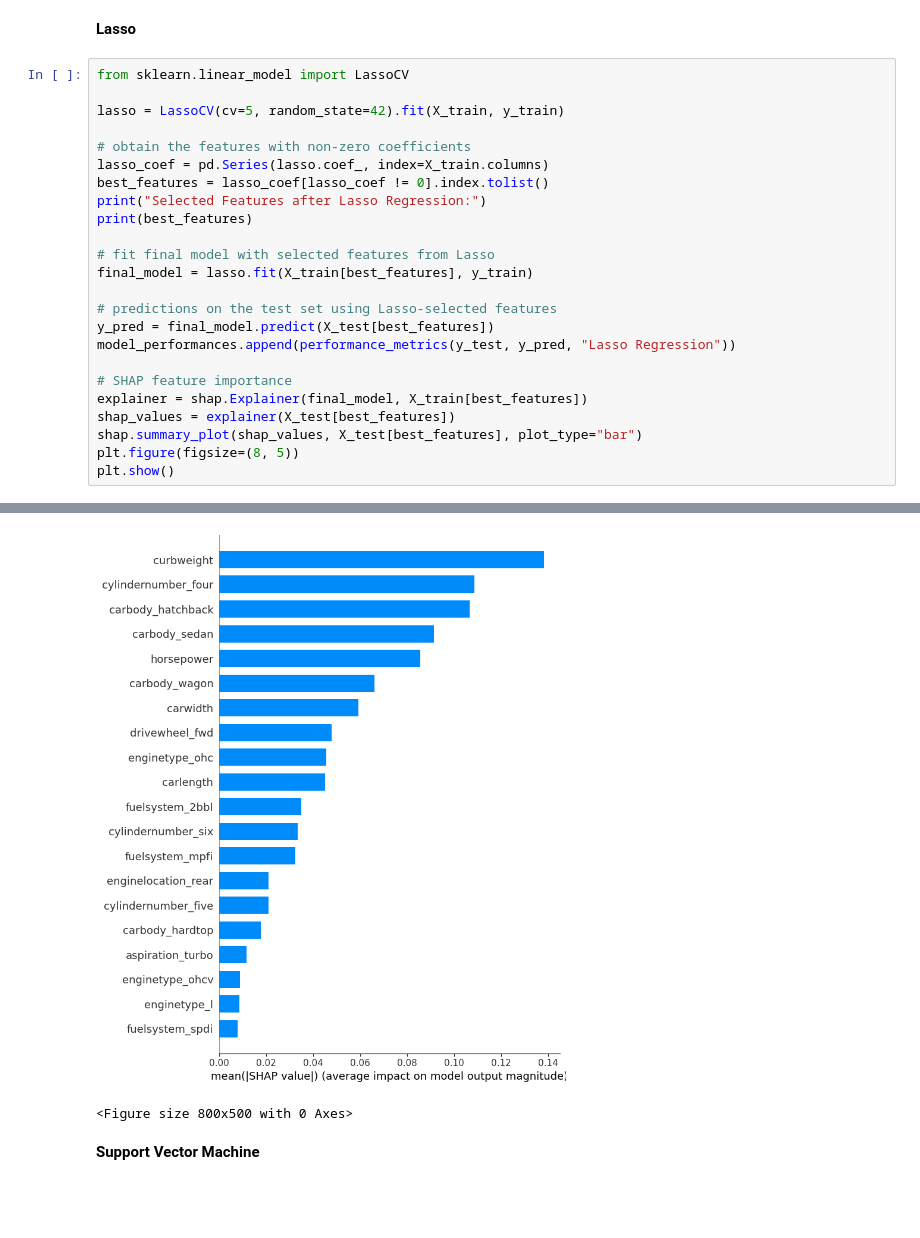
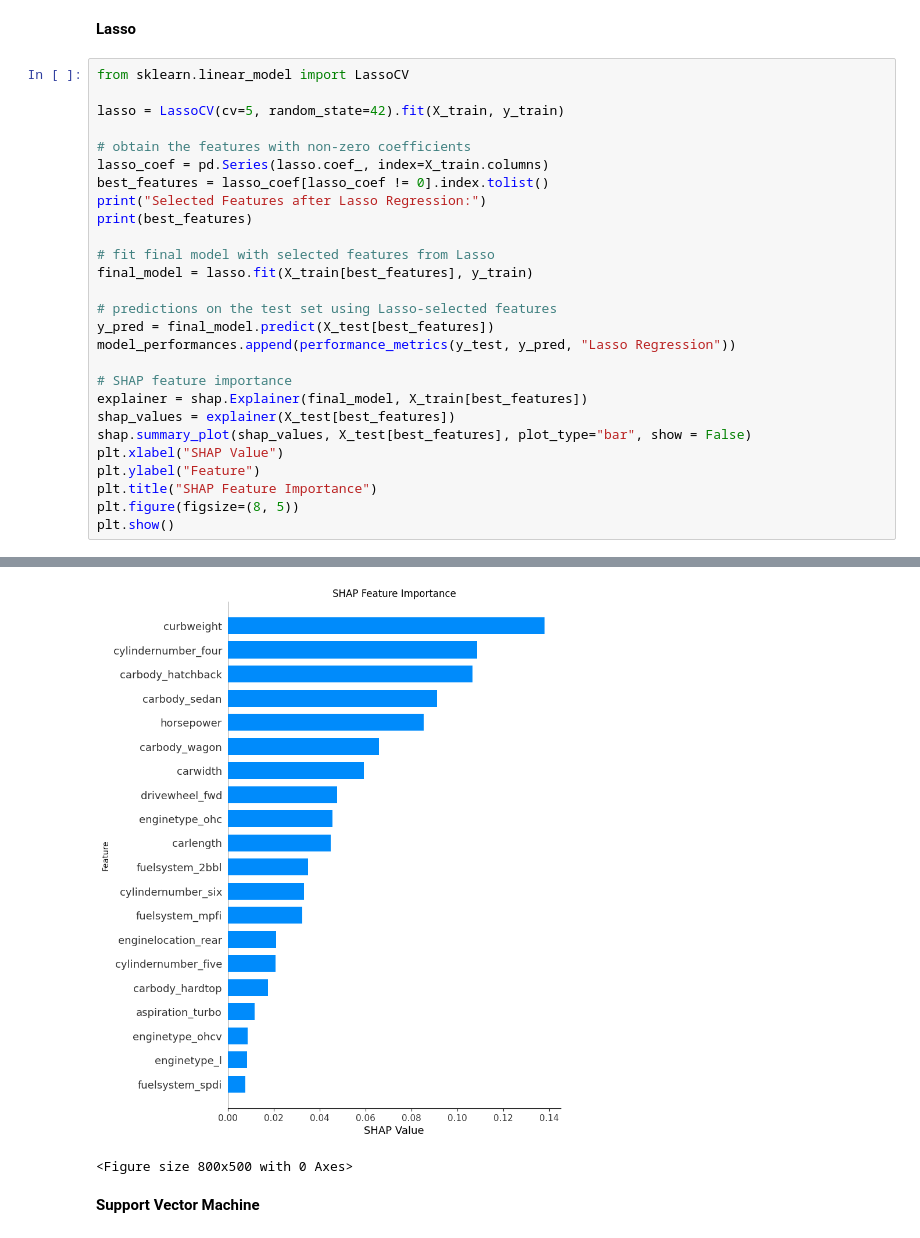
Before and after one commit to yunbeomlee/yunbeomlee.github.io, a Jupyter notebook: files/Car_Price_Prediction.ipynb, the cells around one changed output, grey strips where cells are left out. Saved outputs shown, nothing was run; the diff lists cells and outputs as text; blank space fills up the shorter version.

```diff
--- a/files/Car_Price_Prediction.ipynb
+++ b/files/Car_Price_Prediction.ipynb
@@ -486,35 +474,38 @@ R-squared (R2): 0.87287
 from sklearn.linear_model import LassoCV
 
 lasso = LassoCV(cv=5, random_state=42).fit(X_train, y_train)
 
 # obtain the features with non-zero coefficients
 lasso_coef = pd.Series(lasso.coef_, index=X_train.columns)
 best_features = lasso_coef[lasso_coef != 0].index.tolist()
 print("Selected Features after Lasso Regression:")
 print(best_features)
 
 # fit final model with selected features from Lasso
 final_model = lasso.fit(X_train[best_features], y_train)
 
 # predictions on the test set using Lasso-selected features
 y_pred = final_model.predict(X_test[best_features])
 model_performances.append(performance_metrics(y_test, y_pred, "Lasso Regression"))
 
 # SHAP feature importance
 explainer = shap.Explainer(final_model, X_train[best_features])
 shap_values = explainer(X_test[best_features])
-shap.summary_plot(shap_values, X_test[best_features], plot_type="bar")
+shap.summary_plot(shap_values, X_test[best_features], plot_type="bar", show = False)
+plt.xlabel("SHAP Value")
+plt.ylabel("Feature")
+plt.title("SHAP Feature Importance")
 plt.figure(figsize=(8, 5))
 plt.show()
 # %% [output]
 Selected Features after Lasso Regression:
 ['enginesize', 'curbweight', 'horsepower', 'carwidth', 'carlength', 'aspiration_turbo', 'carbody_hardtop', 'carbody_hatchback', 'carbody_sedan', 'carbody_wagon', 'drivewheel_fwd', 'enginelocation_rear ...
 
 Lasso Regression Performance Metrics:
 Mean Squared Error (MSE): 0.02546
 Mean Absolute Error (MAE): 0.12248
 R-squared (R2): 0.90123
-[figure, old version]
+[figure, new version]
 <Figure size 800x500 with 0 Axes>
 # %% [markdown]
 **Support Vector Machine**
```
Also changed, not shown: parts of 5 cells of this notebook.
